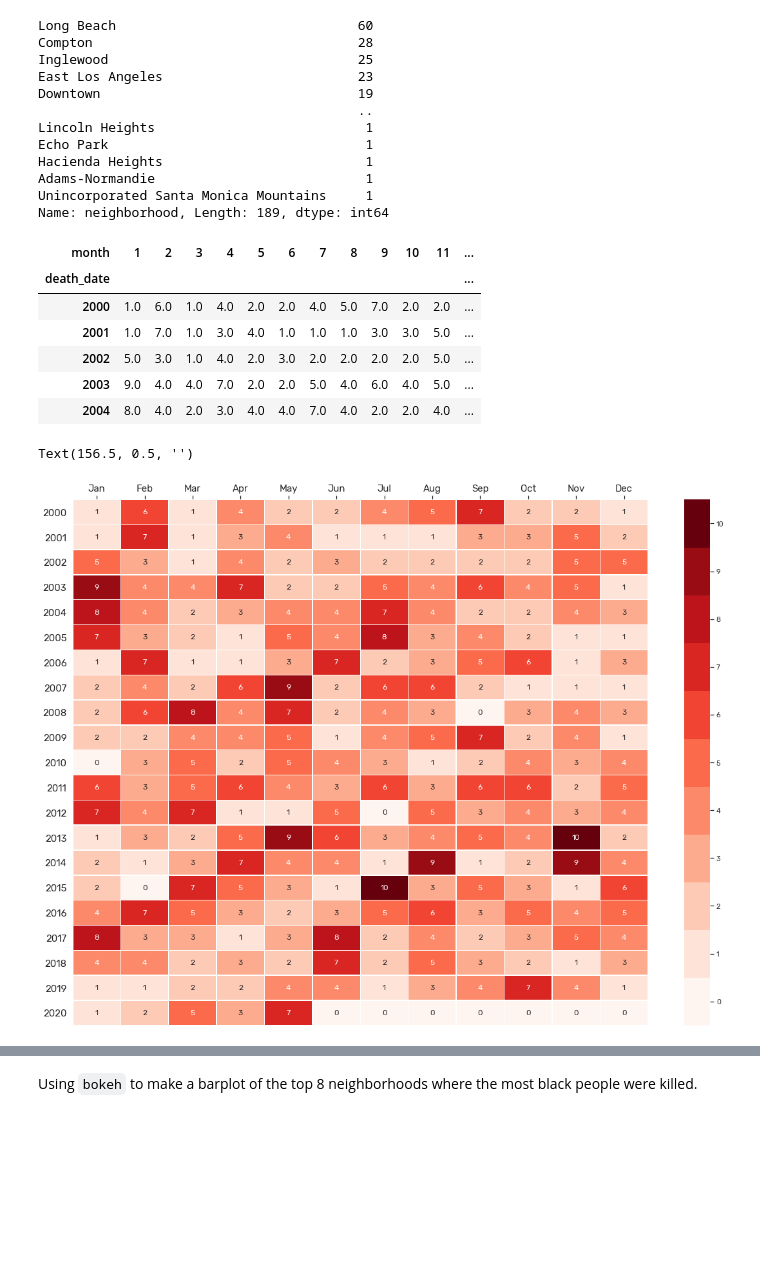
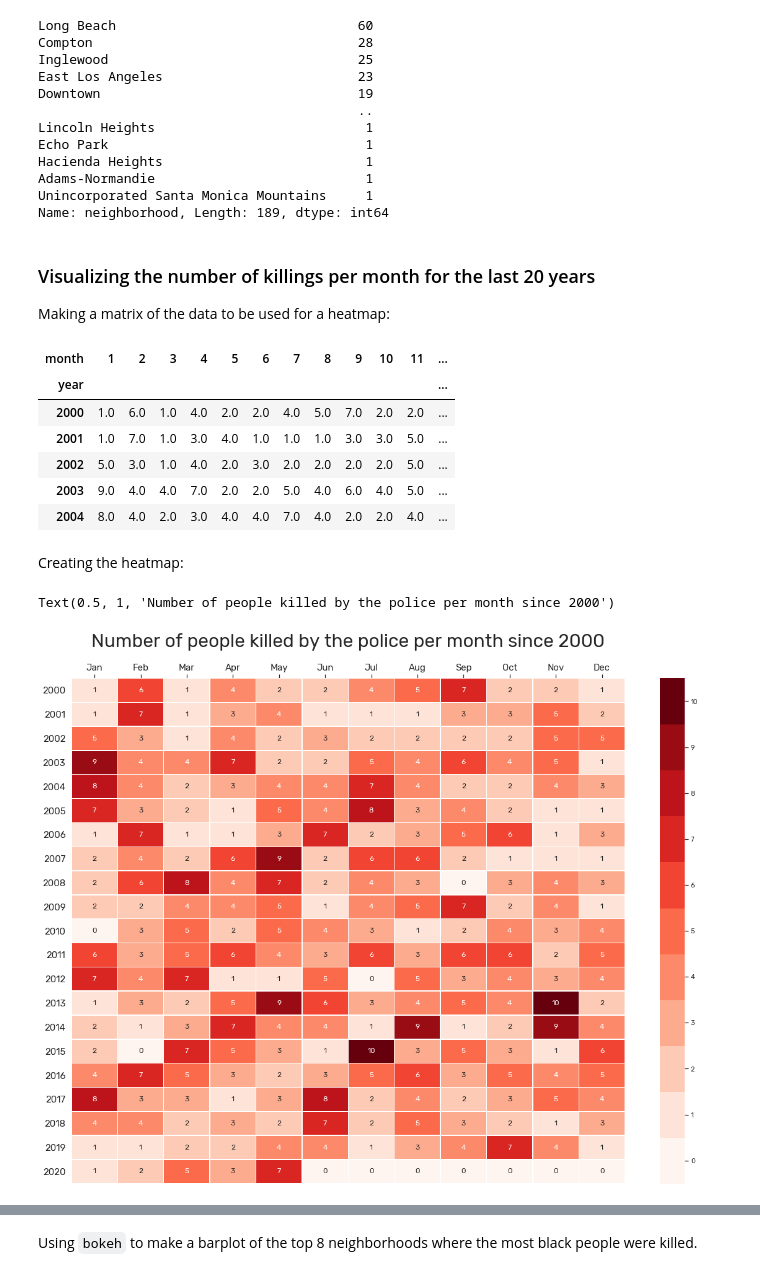
Before and after one commit to isabellabenabaye/los-angeles-police-killings, a Jupyter notebook: LA-police-killings-EDA.ipynb, the cells around one changed output, grey strips where cells are left out. Saved outputs shown, nothing was run; the diff lists cells and outputs as text; code cells hidden in the pictures; blank space fills up the shorter version.

```diff
--- a/LA-police-killings-EDA.ipynb
+++ b/LA-police-killings-EDA.ipynb
@@ -207,37 +207,43 @@ Hacienda Heights                          1
 Adams-Normandie                           1
 Unincorporated Santa Monica Mountains     1
 Name: neighborhood, Length: 189, dtype: int64
+# %% [markdown]
+### Visualizing the number of killings per month for the last 20 years
+Making a matrix of the data to be used for a heatmap:
 # %%
-mat_all = killings_data.groupby(by = [killings_data.death_date.dt.year,'month']).count()['slug'].unstack()
+mat_all = killings_data.groupby(by = ['year','month']).count()['slug'].unstack()
 mat_all = mat_all.fillna(0)
 mat_all.head()
 # %% [output]
 | month | 1 | 2 | 3 | 4 | 5 | 6 | 7 | 8 | 9 | 10 | 11 | ... |
-| death_date |  |  |  |  |  |  |  |  |  |  |  | ... |
+| year |  |  |  |  |  |  |  |  |  |  |  | ... |
 | 2000 | 1.0 | 6.0 | 1.0 | 4.0 | 2.0 | 2.0 | 4.0 | 5.0 | 7.0 | 2.0 | 2.0 | ... |
 | 2001 | 1.0 | 7.0 | 1.0 | 3.0 | 4.0 | 1.0 | 1.0 | 1.0 | 3.0 | 3.0 | 5.0 | ... |
 | 2002 | 5.0 | 3.0 | 1.0 | 4.0 | 2.0 | 3.0 | 2.0 | 2.0 | 2.0 | 2.0 | 5.0 | ... |
 | 2003 | 9.0 | 4.0 | 4.0 | 7.0 | 2.0 | 2.0 | 5.0 | 4.0 | 6.0 | 4.0 | 5.0 | ... |
 | 2004 | 8.0 | 4.0 | 2.0 | 3.0 | 4.0 | 4.0 | 7.0 | 4.0 | 2.0 | 2.0 | 4.0 | ... |
+# %% [markdown]
+Creating the heatmap:
 # %%
 sns.set(font_scale=1,font='Rubik',style='whitegrid')
 # %%
 monthticks = ['Jan', 'Feb', 'Mar', 'Apr', 'May', 'Jun', 'Jul', 'Aug', 'Sep', 'Oct', 'Nov', 'Dec']
 yrticks = np.arange(2000,2021,1)
 ticks=np.arange(mat_all.values.min(),mat_all.values.max()+1 )
 boundaries = np.arange(mat_all.values.min()-.5,mat_all.values.max()+1.5 )
 plt.figure(figsize=(20,15))
 cmap = plt.get_cmap("Reds", mat_all.values.max()-mat_all.values.min()+1)
 heatmap = sns.heatmap(mat_all, annot=True, linewidths=0.4, cmap=cmap,
         cbar_kws={"ticks":ticks, "boundaries":boundaries} )
 heatmap.xaxis.tick_top()
 heatmap.set_xticklabels(monthticks,fontsize=15)
 heatmap.set_yticklabels(yrticks,rotation=360, horizontalalignment='right',fontsize=15)
 heatmap.set_xlabel('')
 heatmap.set_ylabel('')
+heatmap.set_title('Number of people killed by the police per month since 2000',fontsize=30,pad=50)
 # %% [output]
-Text(156.5, 0.5, '')
+Text(0.5, 1, 'Number of people killed by the police per month since 2000')
-[figure, old version]
+[figure, new version]
 # %%
 There were only 3 months in the last 20 years where there were no one died at the hands of law enforcement.
 # %% [markdown]
```
Also changed, not shown: parts of 7 cells of this notebook.
